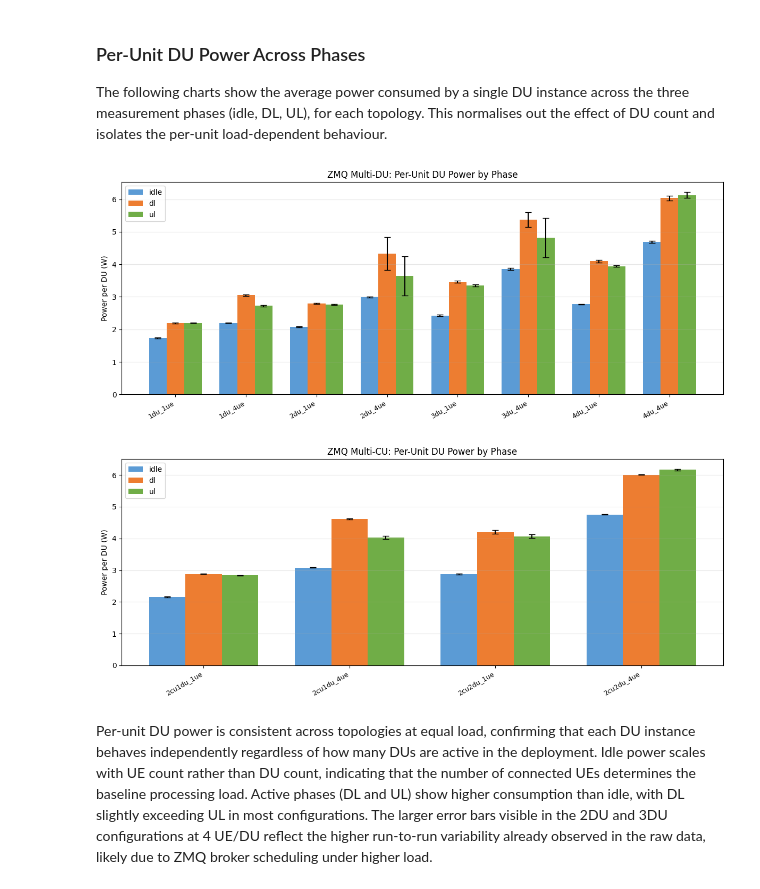
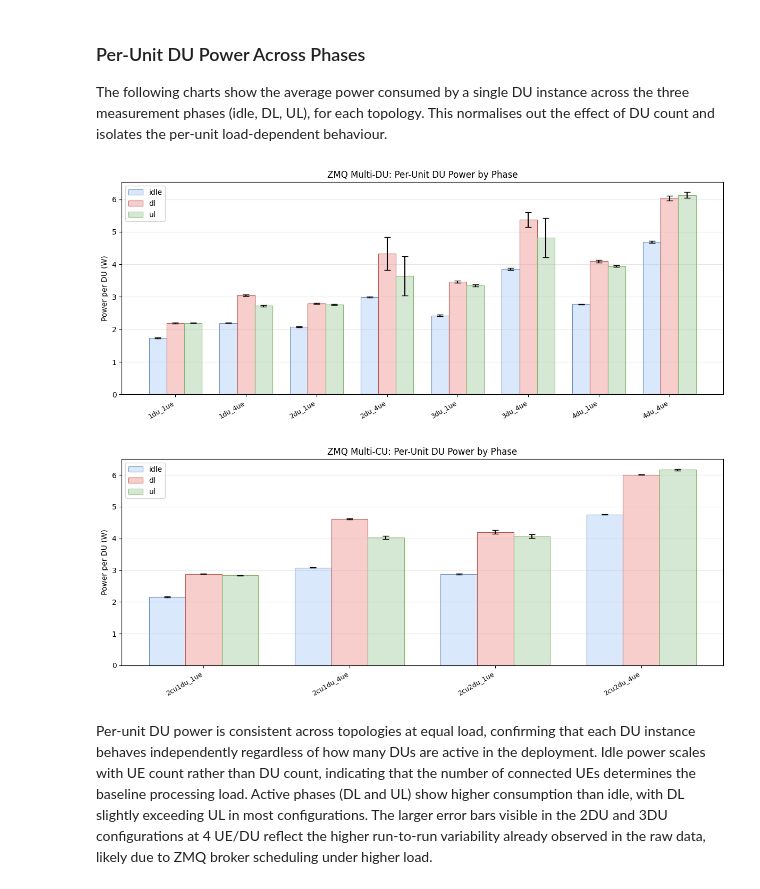
Before and after one commit to martafra/5g-power-dissertation, a Jupyter notebook: analysis/power_analysis.ipynb, the cells around one changed output. Drawn from its saved outputs; the diff is of its cells as text; code cells hidden in the pictures.

```diff
--- a/analysis/power_analysis.ipynb
+++ b/analysis/power_analysis.ipynb
@@ -69,7 +69,7 @@ N = len(TOPOLOGIES)
 palette = plt.colormaps['tab10'].resampled(N)
 TOPO_COLORS = {topo: palette(i) for i, topo in enumerate(TOPOLOGIES)}
 TOPO_MARKERS = {topo: m for topo, m in zip(TOPOLOGIES, ['o', 's', '^', 'D', 'v', 'P', '*', 'X'])}
-CQI_COLORS = {5: '#e74c3c', 10: '#3498db', 15: '#2ecc71'}
+CQI_COLORS = {5: '#B85450', 10: '#6C8EBF', 15: '#82B366'}
 
 print(f"Topologies: {TOPOLOGIES}")
 print(f"\nSummary sample (1cu1du):")
@@ -235,7 +235,7 @@ Runs per combination: [5]
 fig, axes = plt.subplots(2, 4, figsize=(18, 10), sharey=False)
 axes = axes.flatten()
 ue_counts = [1, 4, 16, 64, 96]
-colors = {5: 'steelblue', 10: 'coral', 15: 'green'}
+colors = {5: '#6C8EBF', 10: '#B85450', 15: '#82B366'}
 
 for idx, topo in enumerate(topo_order):
     ax = axes[idx]
@@ -258,6 +258,6 @@ for idx, topo in enumerate(topo_order):
 
 plt.suptitle('Mean Power Consumption by Topology, CQI and UE Count', fontsize=14)
 plt.tight_layout()
-plt.savefig('../analysis/matrix_overview.png', dpi=150)
+plt.savefig('../analysis/matrix_overview.png', dpi=150, facecolor='white', bbox_inches='tight')
 plt.show()
 # %% [output]
@@ -330,7 +330,7 @@ for ax, topo in zip(axes, topo_order):
         index='cqi', columns='nof_ues', values='mean_W'
     )
     sns.heatmap(
-        pivot, ax=ax, annot=True, fmt='.2f', cmap='YlOrRd',
+        pivot, ax=ax, annot=True, fmt='.2f', cmap='Blues',
         cbar_kws={'label': 'Power (W)'}
     )
     ax.set_title(topo.upper())
@@ -339,6 +339,6 @@ for ax, topo in zip(axes, topo_order):
 
 plt.suptitle('Mean Power Consumption Heatmap (W)', fontsize=14)
 plt.tight_layout()
-plt.savefig('../analysis/heatmap_cqi_ues.png', dpi=150)
+plt.savefig('../analysis/heatmap_cqi_ues.png', dpi=150, facecolor='white', bbox_inches='tight')
 plt.show()
 # %% [output]
@@ -668,7 +676,8 @@ infra_mcu = infra_summary(df_mcu)
 TOPO_ORDER_MDU = ["1du_1ue", "1du_4ue", "2du_1ue", "2du_4ue",
                   "3du_1ue", "3du_4ue", "4du_1ue", "4du_4ue"]
 TOPO_ORDER_MCU = ["2cu1du_1ue", "2cu1du_4ue", "2cu2du_1ue", "2cu2du_4ue"]
-PHASE_COLORS = {"idle": "#5B9BD5", "dl": "#ED7D31", "ul": "#70AD47"}
+PHASE_COLORS = {"idle": "#DAE8FC", "dl": "#F8CECC", "ul": "#D5E8D4"}
+PHASE_EDGE = {"idle": "#6C8EBF", "dl": "#B85450", "ul": "#82B366"}
 
 print("infra_mdu shape:", infra_mdu.shape)
 print("infra_mcu shape:", infra_mcu.shape)
@@ -782,37 +791,37 @@ def du_per_unit_phases(df_raw, topo_order, title, fname):
         means, errs = [], []
         for t in topos:
             sub = du_only[(du_only["topo"] == t) & (du_only["phase"] == phase)]
             per_run = sub.groupby("run")["mean_W"].mean()
             means.append(per_run.mean() if len(per_run) > 0 else 0)
             errs.append(per_run.std() if len(per_run) > 1 else 0)
         ax.bar(x + i * width, means, width, yerr=errs,
-               label=phase, color=PHASE_COLORS[phase], capsize=4)
+               label=phase, color=PHASE_COLORS[phase], edgecolor=PHASE_EDGE[phase], linewidth=0.8, capsize=4)
 
     ax.set_xticks(x + width)
     ax.set_xticklabels(topos, rotation=30, ha="right", fontsize=9)
     ax.set_ylabel("Power per DU (W)")
     ax.set_title(title)
     ax.legend()
     ax.grid(True, alpha=0.3, axis="y")
     plt.tight_layout()
-    plt.savefig(f"../analysis/{fname}", dpi=150)
+    plt.savefig(f"../analysis/{fname}", dpi=150, facecolor='white', bbox_inches='tight')
     plt.show()
 
 
 du_per_unit_phases(
     df_mdu, TOPO_ORDER_MDU,
     "ZMQ Multi-DU: Per-Unit DU Power by Phase",
     "zmq_mdu_du_per_unit.png"
 )
 
 du_per_unit_phases(
     df_mcu, TOPO_ORDER_MCU,
     "ZMQ Multi-CU: Per-Unit DU Power by Phase",
     "zmq_mcu_du_per_unit.png"
 )
 # %% [output]
-[figure, old version]
+[figure, new version]
-[figure, old version]
+[figure, new version]
 # %% [markdown]
 Per-unit DU power is consistent across topologies at equal load, confirming that
 each DU instance behaves independently regardless of how many DUs are active in
```
Also changed, not shown: parts of 14 cells of this notebook, 25 other files.
